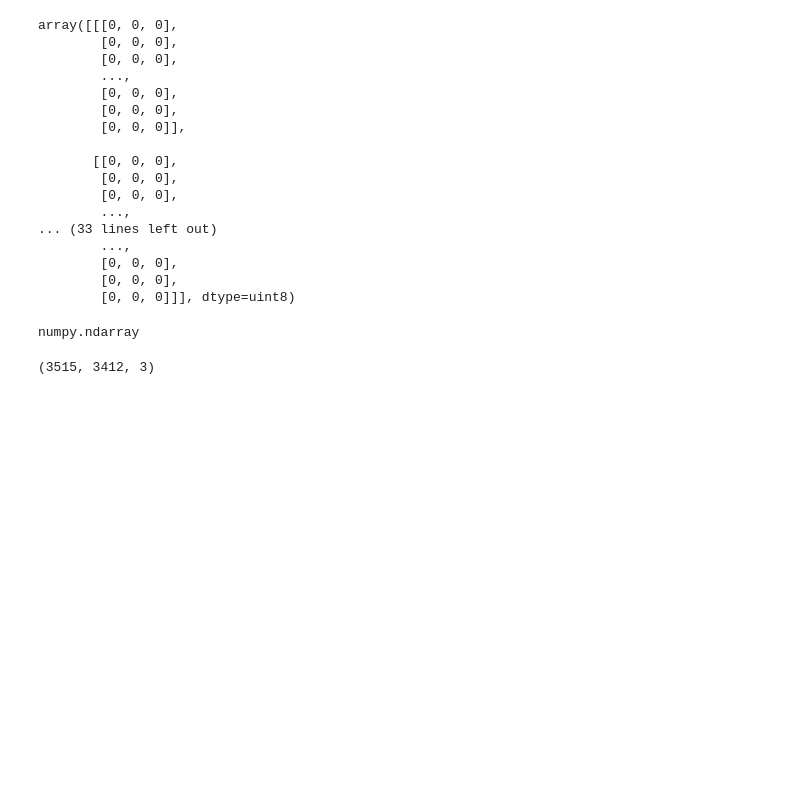
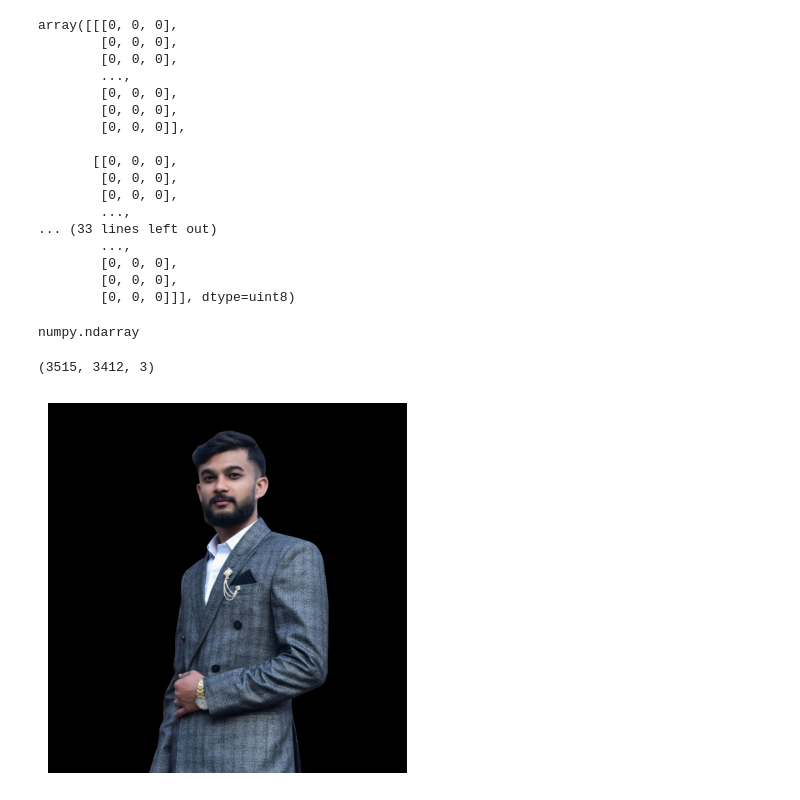
Before and after one commit to RajnishAdhikari/Projects, a Jupyter notebook: E-KYC Using Computer Vision/01_opencv_operations.ipynb, the cells around one changed output. Drawn from its saved outputs; the diff is of its cells as text; code cells hidden in the pictures; blank space fills up the shorter version.

Commit message:
opening image

```diff
--- a/E-KYC Using Computer Vision/01_opencv_operations.ipynb
+++ b/E-KYC Using Computer Vision/01_opencv_operations.ipynb
@@ -38,3 +38,19 @@ image.shape
 cv2.imshow("Image Display", image)
 cv2.waitKey(0)
 cv2.destroyAllWindows()
+# %%
+# Convert image to BGR555
+bgr555_img = cv2.cvtColor(image, cv2.COLOR_BGR2BGR555)
+
+# Convert back to BGR
+bgr_img = cv2.cvtColor(bgr555_img, cv2.COLOR_BGR5552BGR)
+
+# Convert BGR to RGB for displaying
+rgb_img = cv2.cvtColor(bgr_img, cv2.COLOR_BGR2RGB)
+
+# Display the image
+plt.imshow(rgb_img)
+plt.axis('off')
+plt.show()
+# %% [output]
+[figure, added]
```
